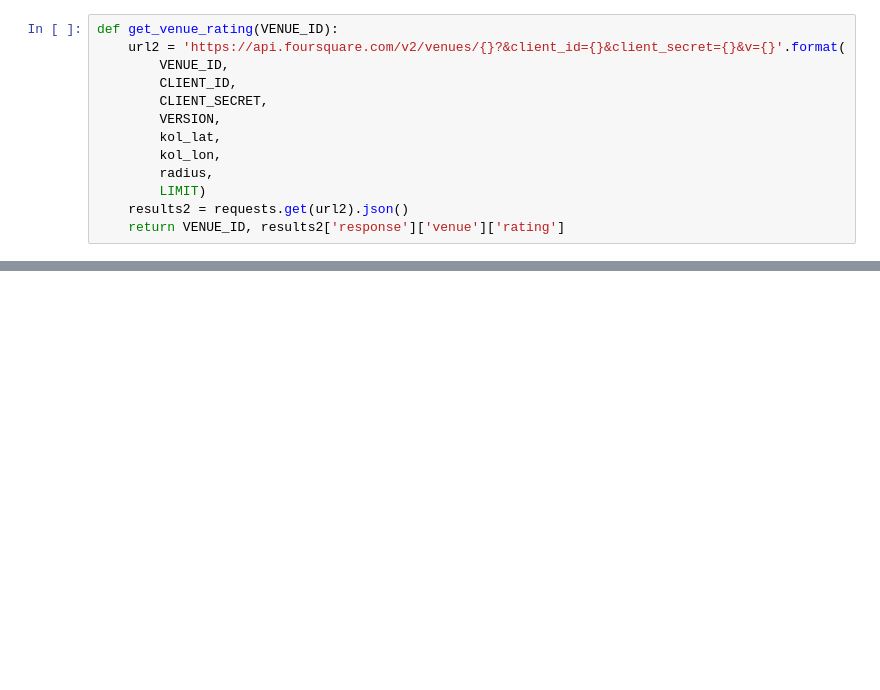
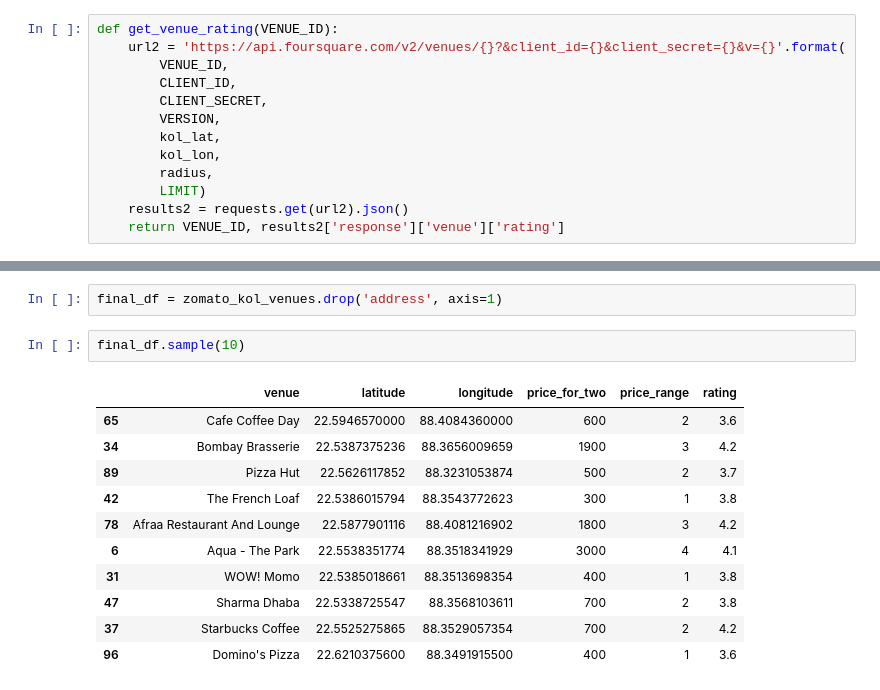
Before and after one commit to cssoumyade/Clustering-European-Cities, a Jupyter notebook: Exploring The City of Joy.ipynb, the cells around one changed output, grey strips where cells are left out. Saved outputs shown, nothing was run; the diff lists cells and outputs as text; blank space fills up the shorter version.

```diff
--- a/Exploring The City of Joy.ipynb
+++ b/Exploring The City of Joy.ipynb
@@ -152,0 +185,16 @@ results2['response']['venue']['rating']
+# %%
+final_df = zomato_kol_venues.drop('address', axis=1)
+# %%
+final_df.sample(10)
+# %% [output]
+|  | venue | latitude | longitude | price_for_two | price_range | rating |
+| 65 | Cafe Coffee Day | 22.5946570000 | 88.4084360000 | 600 | 2 | 3.6 |
+| 34 | Bombay Brasserie | 22.5387375236 | 88.3656009659 | 1900 | 3 | 4.2 |
+| 89 | Pizza Hut | 22.5626117852 | 88.3231053874 | 500 | 2 | 3.7 |
+| 42 | The French Loaf | 22.5386015794 | 88.3543772623 | 300 | 1 | 3.8 |
+| 78 | Afraa Restaurant And Lounge | 22.5877901116 | 88.4081216902 | 1800 | 3 | 4.2 |
+| 6 | Aqua - The Park | 22.5538351774 | 88.3518341929 | 3000 | 4 | 4.1 |
+| 31 | WOW! Momo | 22.5385018661 | 88.3513698354 | 400 | 1 | 3.8 |
+| 47 | Sharma Dhaba | 22.5338725547 | 88.3568103611 | 700 | 2 | 3.8 |
+| 37 | Starbucks Coffee | 22.5525275865 | 88.3529057354 | 700 | 2 | 4.2 |
+| 96 | Domino's Pizza | 22.6210375600 | 88.3491915500 | 400 | 1 | 3.6 |
```
Also changed, not shown: parts of 14 cells of this notebook.
